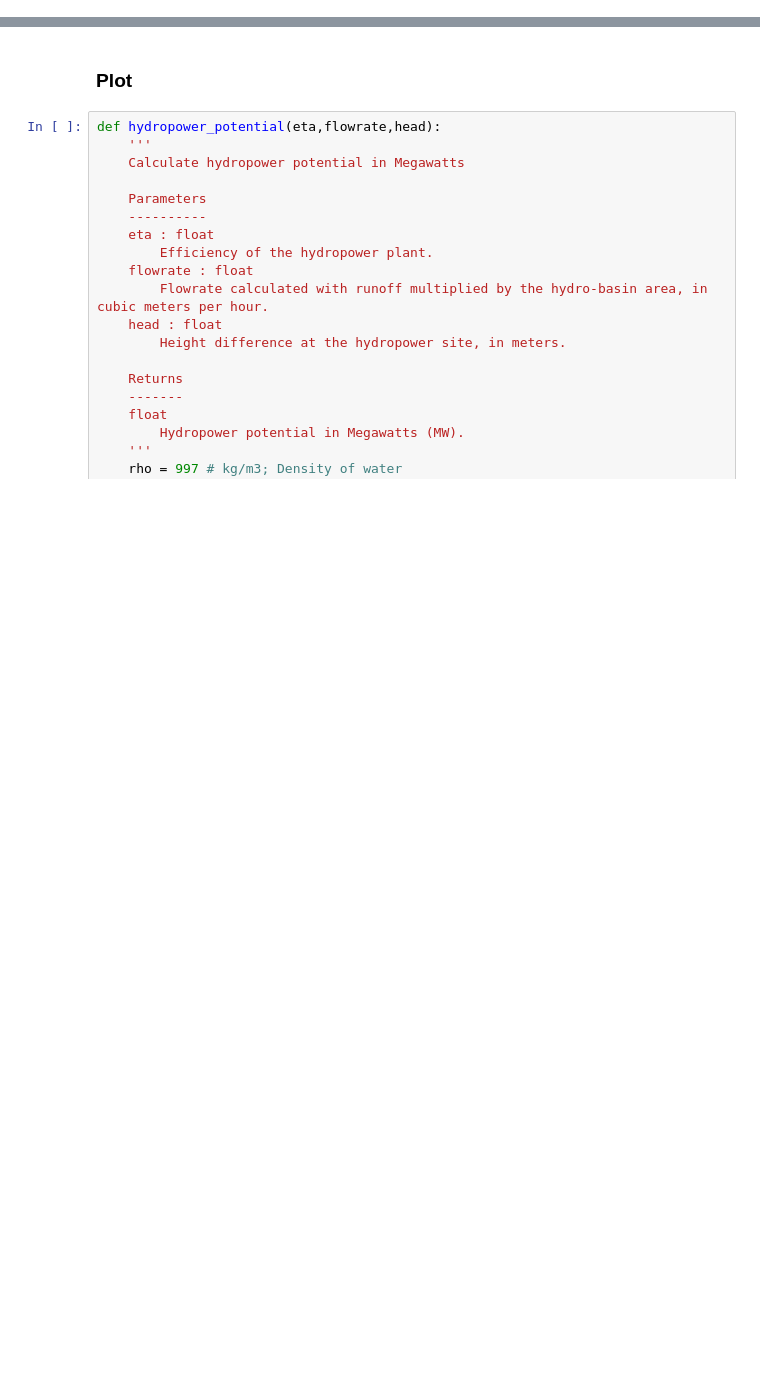
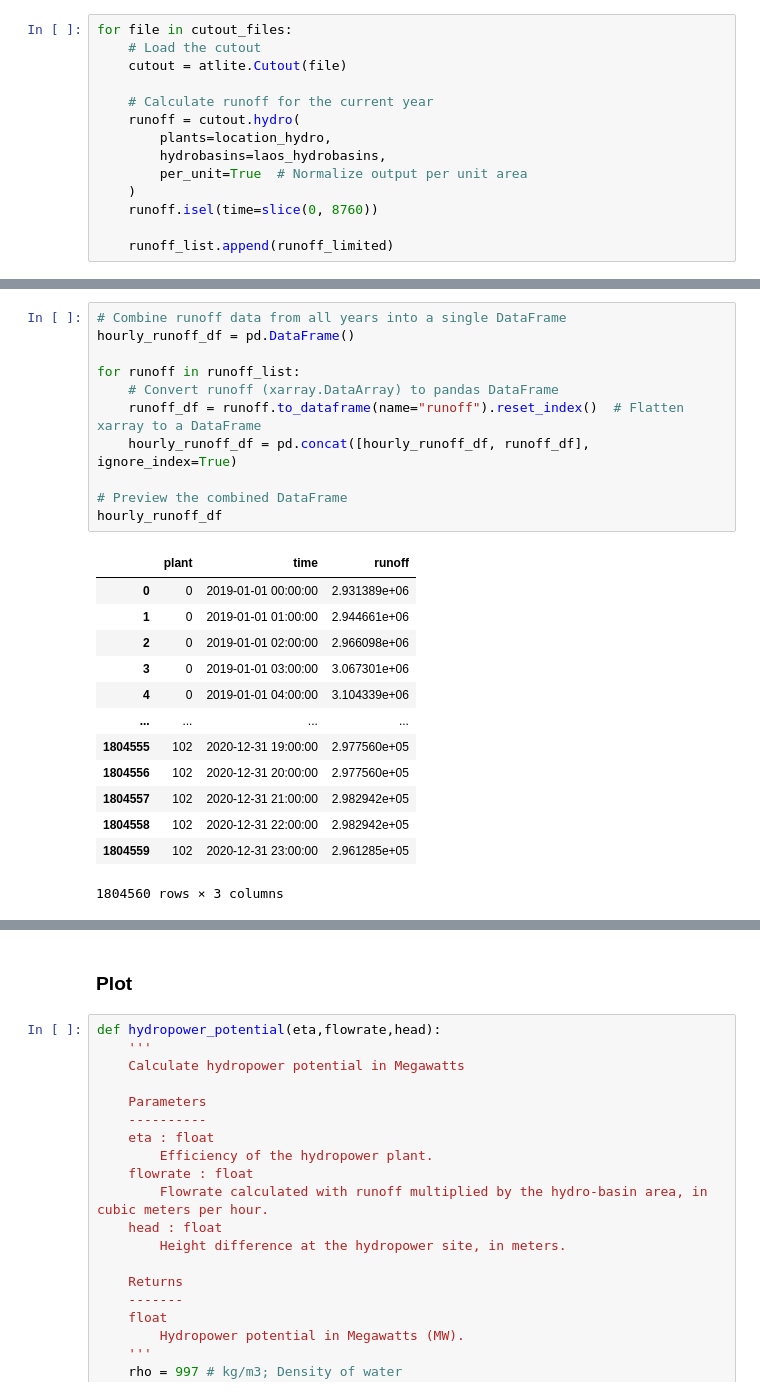
Before and after one commit to lukasschirren/GeoH2-Laos, a Jupyter notebook: capacity_factor_avg.ipynb, the cells around one changed output, grey strips where cells are left out. Cells and saved outputs as stored; diff of their text form; blank space fills up the shorter version.

```diff
--- a/capacity_factor_avg.ipynb
+++ b/capacity_factor_avg.ipynb
@@ -7,0 +23,14 @@ import numpy as np
+# %%
+for file in cutout_files:
+    # Load the cutout
+    cutout = atlite.Cutout(file)
+
+    # Calculate runoff for the current year
+    runoff = cutout.hydro(
+        plants=location_hydro,
+        hydrobasins=laos_hydrobasins,
+        per_unit=True  # Normalize output per unit area
+    )
+    runoff.isel(time=slice(0, 8760))
+
+    runoff_list.append(runoff_limited)
@@ -7,0 +150,25 @@ import numpy as np
+# %%
+# Combine runoff data from all years into a single DataFrame
+hourly_runoff_df = pd.DataFrame()
+
+for runoff in runoff_list:
+    # Convert runoff (xarray.DataArray) to pandas DataFrame
+    runoff_df = runoff.to_dataframe(name="runoff").reset_index()  # Flatten xarray to a DataFrame
+    hourly_runoff_df = pd.concat([hourly_runoff_df, runoff_df], ignore_index=True)
+
+# Preview the combined DataFrame
+hourly_runoff_df
+# %% [output]
+|  | plant | time | runoff |
+| 0 | 0 | 2019-01-01 00:00:00 | 2.931389e+06 |
+| 1 | 0 | 2019-01-01 01:00:00 | 2.944661e+06 |
+| 2 | 0 | 2019-01-01 02:00:00 | 2.966098e+06 |
+| 3 | 0 | 2019-01-01 03:00:00 | 3.067301e+06 |
+| 4 | 0 | 2019-01-01 04:00:00 | 3.104339e+06 |
+| ... | ... | ... | ... |
+| 1804555 | 102 | 2020-12-31 19:00:00 | 2.977560e+05 |
+| 1804556 | 102 | 2020-12-31 20:00:00 | 2.977560e+05 |
+| 1804557 | 102 | 2020-12-31 21:00:00 | 2.982942e+05 |
+| 1804558 | 102 | 2020-12-31 22:00:00 | 2.982942e+05 |
+| 1804559 | 102 | 2020-12-31 23:00:00 | 2.961285e+05 |
+1804560 rows × 3 columns
```
Also changed, not shown: parts of 20 cells of this notebook, 6 other files.
